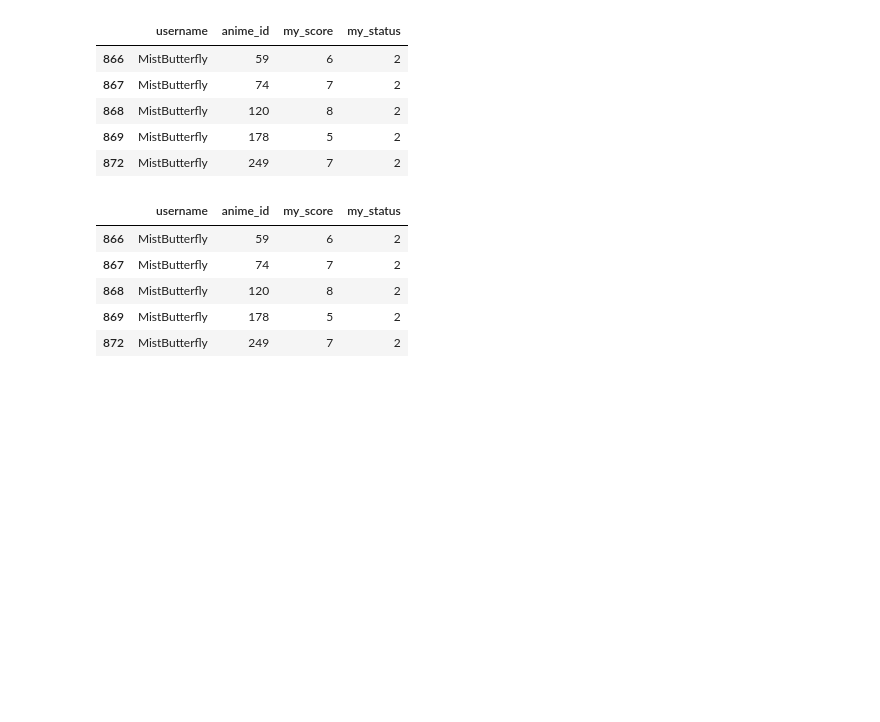
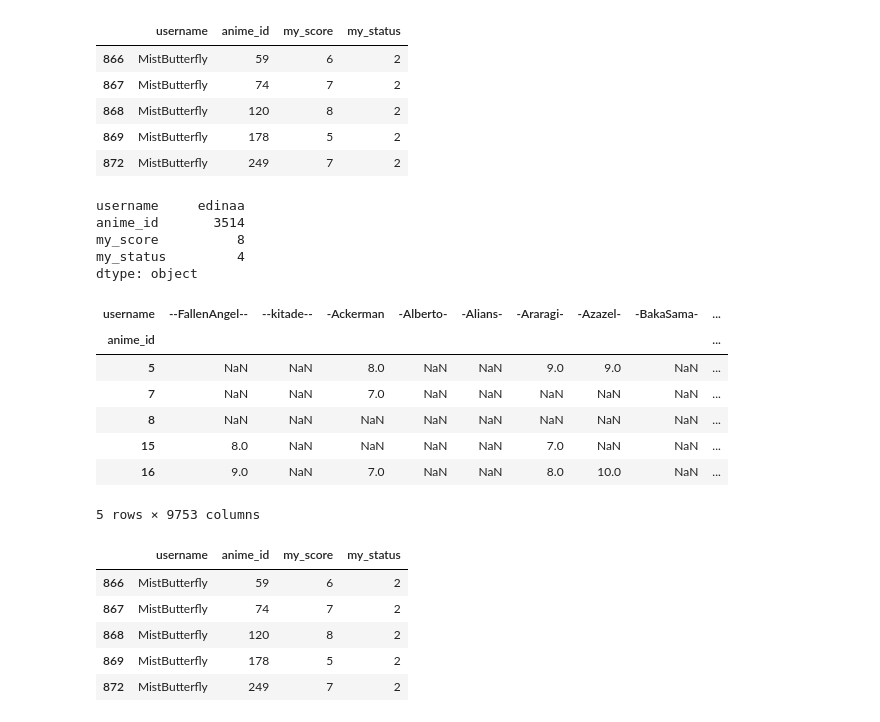
Before and after one commit to cmlimm/MALrecommendations, a Jupyter notebook: datasetTest.ipynb, the cells around one changed output. Drawn from its saved outputs; the diff is of its cells as text; code cells hidden in the pictures; blank space fills up the shorter version.

```diff
--- a/datasetTest.ipynb
+++ b/datasetTest.ipynb
@@ -56,8 +57,27 @@ scoresDF.head()
 | 868 | MistButterfly | 120 | 8 | 2 |
 | 869 | MistButterfly | 178 | 5 | 2 |
 | 872 | MistButterfly | 249 | 7 | 2 |
+# %%
+scoresDF[scoresDF.anime_id == 3514].max()
+# %% [output]
+username     edinaa
+anime_id       3514
+my_score          8
+my_status         4
+dtype: object
 # %%
 anime_users = scoresDF.pivot(index='anime_id', columns='username', values='my_score')
+# %%
+anime_users.head()
+# %% [output]
+| username | --FallenAngel-- | --kitade-- | -Ackerman | -Alberto- | -Alians- | -Araragi- | -Azazel- | -BakaSama- | ... |
+| anime_id |  |  |  |  |  |  |  |  | ... |
+| 5 | NaN | NaN | 8.0 | NaN | NaN | 9.0 | 9.0 | NaN | ... |
+| 7 | NaN | NaN | 7.0 | NaN | NaN | NaN | NaN | NaN | ... |
+| 8 | NaN | NaN | NaN | NaN | NaN | NaN | NaN | NaN | ... |
+| 15 | 8.0 | NaN | NaN | NaN | NaN | 7.0 | NaN | NaN | ... |
+| 16 | 9.0 | NaN | 7.0 | NaN | NaN | 8.0 | 10.0 | NaN | ... |
+5 rows × 9753 columns
 # %%
 '''
 gets all user scores
```
Also changed, not shown: parts of 30 cells of this notebook, 6 other files.
